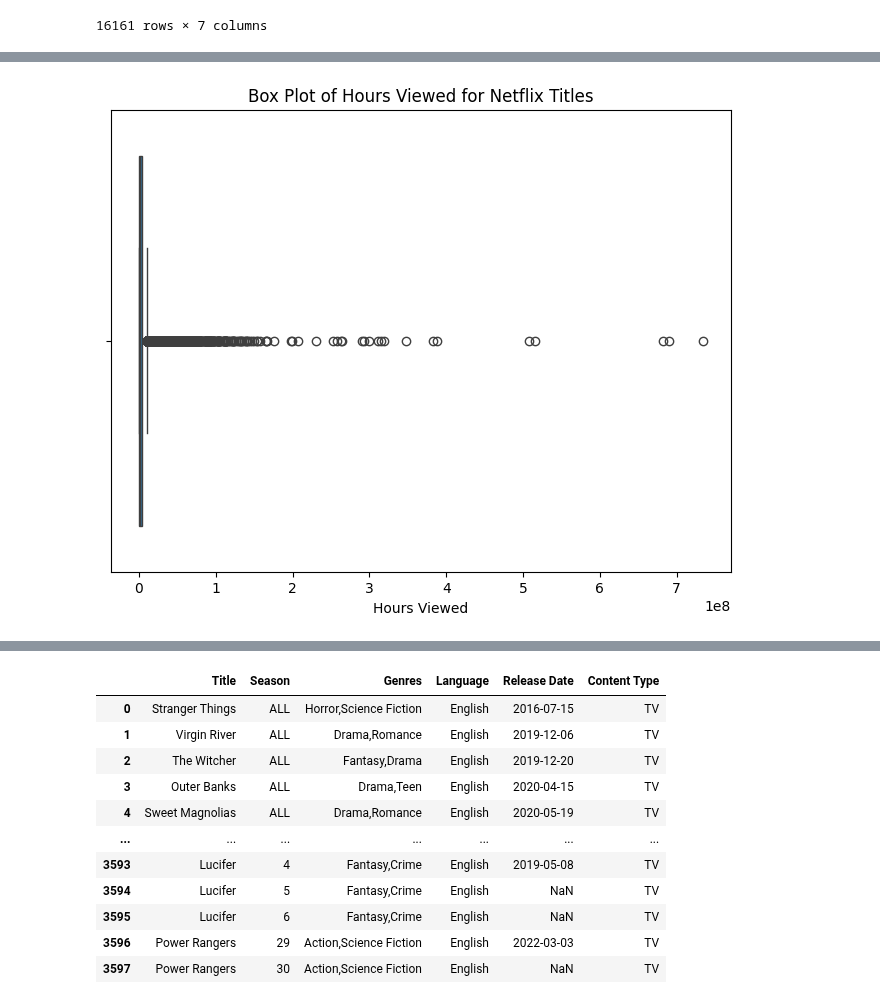
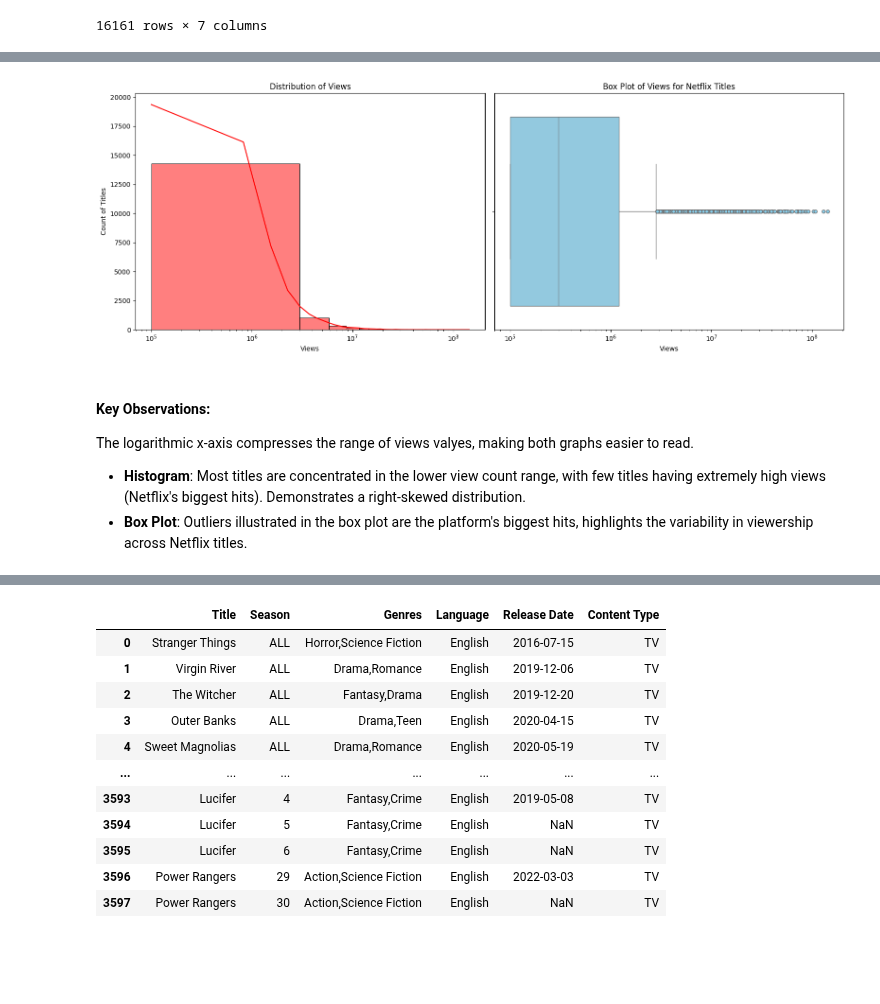
Before and after one commit to dtuesta1/Netflix-Engagement-Report, a Jupyter notebook: Netflix_Report_Cleaned_Matched.ipynb, the cells around one changed output, grey strips where cells are left out. Cells and saved outputs as stored; diff of their text form; code cells hidden in the pictures; blank space fills up the shorter version.

```diff
--- a/Netflix_Report_Cleaned_Matched.ipynb
+++ b/Netflix_Report_Cleaned_Matched.ipynb
@@ -92,11 +80,32 @@ plt.show()
-# %%
-plt.figure(figsize=(8, 6))
-sns.boxplot(x=netflix_df["Hours Viewed"])
-plt.title("Box Plot of Hours Viewed for Netflix Titles")
-plt.xlabel("Hours Viewed")
-plt.show()
-# %% [output]
-[figure, removed]
+# %%
+# Create a figure with two subplots
+fig, axes = plt.subplots(1, 2, figsize=(16, 6))
+
+# Histogram
+sns.histplot(netflix_df['Views'], bins=50, kde=True, color='red', ax=axes[0])
+axes[0].set_title('Distribution of Views')
+axes[0].set_xlabel('Views')
+axes[0].set_ylabel('Count of Titles')
+axes[0].set_xscale('log')  # Logarithmic scale for wide distribution
+
+# Box plot
+flierprops = dict(marker='o', markerfacecolor='skyblue', markersize=5)
+sns.boxplot(x=netflix_df["Views"],color='skyblue', flierprops=flierprops, ax=axes[1])
+axes[1].set_title("Box Plot of Views for Netflix Titles")
+axes[1].set_xlabel("Views")
+axes[1].set_xscale('log')  # Logarithmic scale for wide distribution
+
+# Adjust layout and show the plots
+plt.tight_layout()
+plt.show()
+# %% [output]
+[figure, added]
+# %% [markdown]
+#### Key Observations:
+The logarithmic x-axis compresses the range of views valyes, making both graphs easier to read.
+
+- **Histogram**: Most titles are concentrated in the lower view count range, with few titles having extremely high views (Netflix's biggest hits). Demonstrates a right-skewed distribution.
+- **Box Plot**: Outliers illustrated in the box plot are the platform's biggest hits, highlights the variability in viewership across Netflix titles.
 # %%
 netflix_df.info()
 # %% [output]
```
Also changed, not shown: parts of 12 cells of this notebook.
